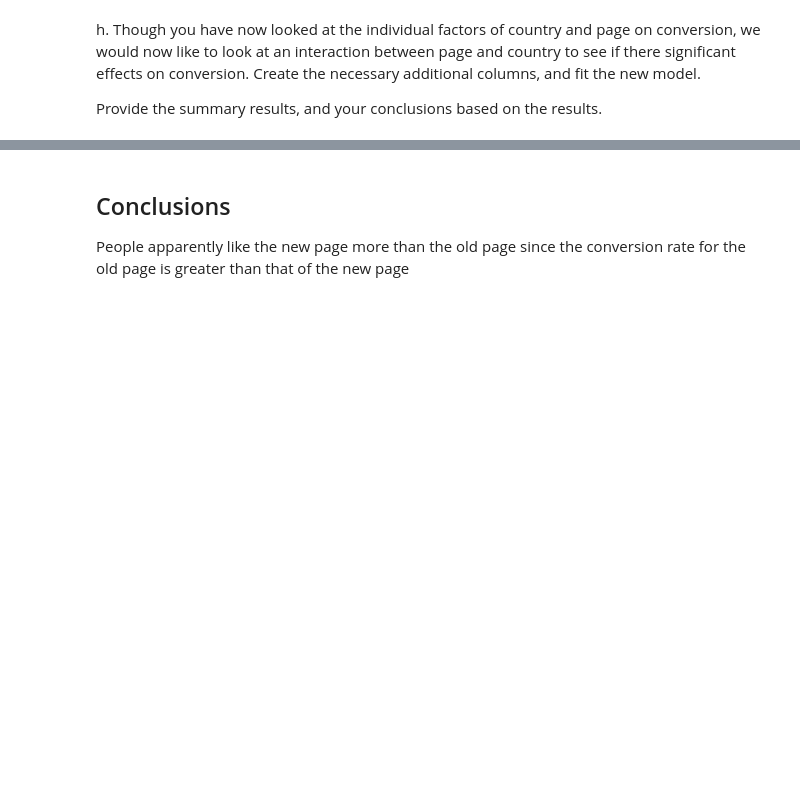
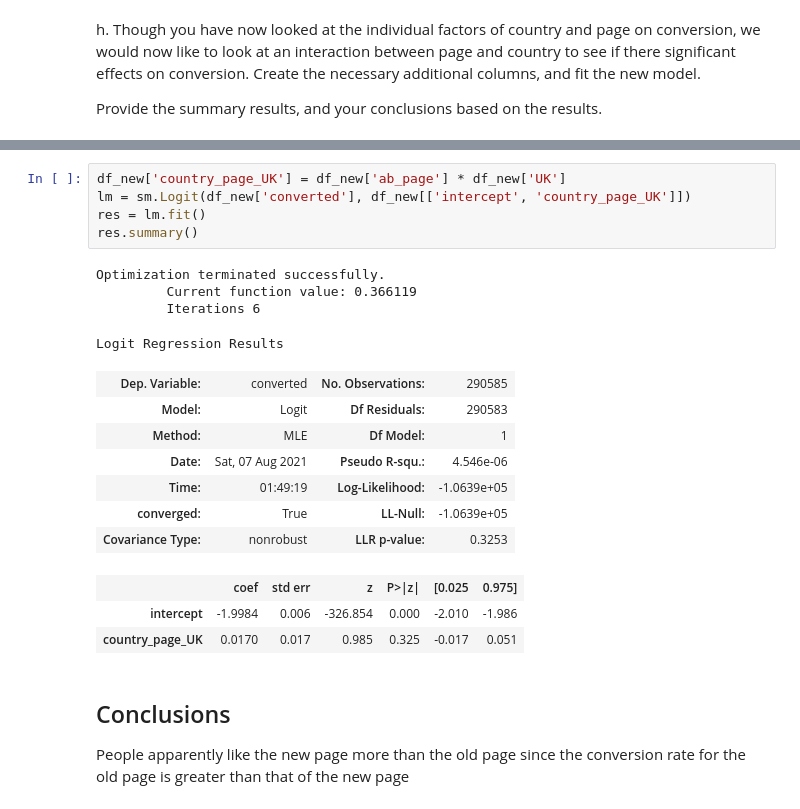
Before and after one commit to Ashmaawyy/AB-Testing, a Jupyter notebook: Analyze_ab_test_results_notebook.ipynb, the cells around one changed output, grey strips where cells are left out. Cells and saved outputs as stored; diff of their text form; blank space fills up the shorter version.

```diff
--- a/Analyze_ab_test_results_notebook.ipynb
+++ b/Analyze_ab_test_results_notebook.ipynb
@@ -525,3 +566,23 @@ Provide the summary results, and your conclusions based on the results.
+# %%
+df_new['country_page_UK'] = df_new['ab_page'] * df_new['UK']
+lm = sm.Logit(df_new['converted'], df_new[['intercept', 'country_page_UK']])
+res = lm.fit()
+res.summary()
+# %% [output]
+Optimization terminated successfully.
+         Current function value: 0.366119
+         Iterations 6
+Logit Regression Results
+| Dep. Variable: | converted | No. Observations: | 290585 |
+| Model: | Logit | Df Residuals: | 290583 |
+| Method: | MLE | Df Model: | 1 |
+| Date: | Sat, 07 Aug 2021 | Pseudo R-squ.: | 4.546e-06 |
+| Time: | 01:49:19 | Log-Likelihood: | -1.0639e+05 |
+| converged: | True | LL-Null: | -1.0639e+05 |
+| Covariance Type: | nonrobust | LLR p-value: | 0.3253 |
+|  | coef | std err | z | P>|z| | [0.025 | 0.975] |
+| intercept | -1.9984 | 0.006 | -326.854 | 0.000 | -2.010 | -1.986 |
+| country_page_UK | 0.0170 | 0.017 | 0.985 | 0.325 | -0.017 | 0.051 |
 # %% [markdown]
 <a id='conclusions'></a>
 ## Conclusions
```
Also changed, not shown: parts of 5 cells of this notebook.
